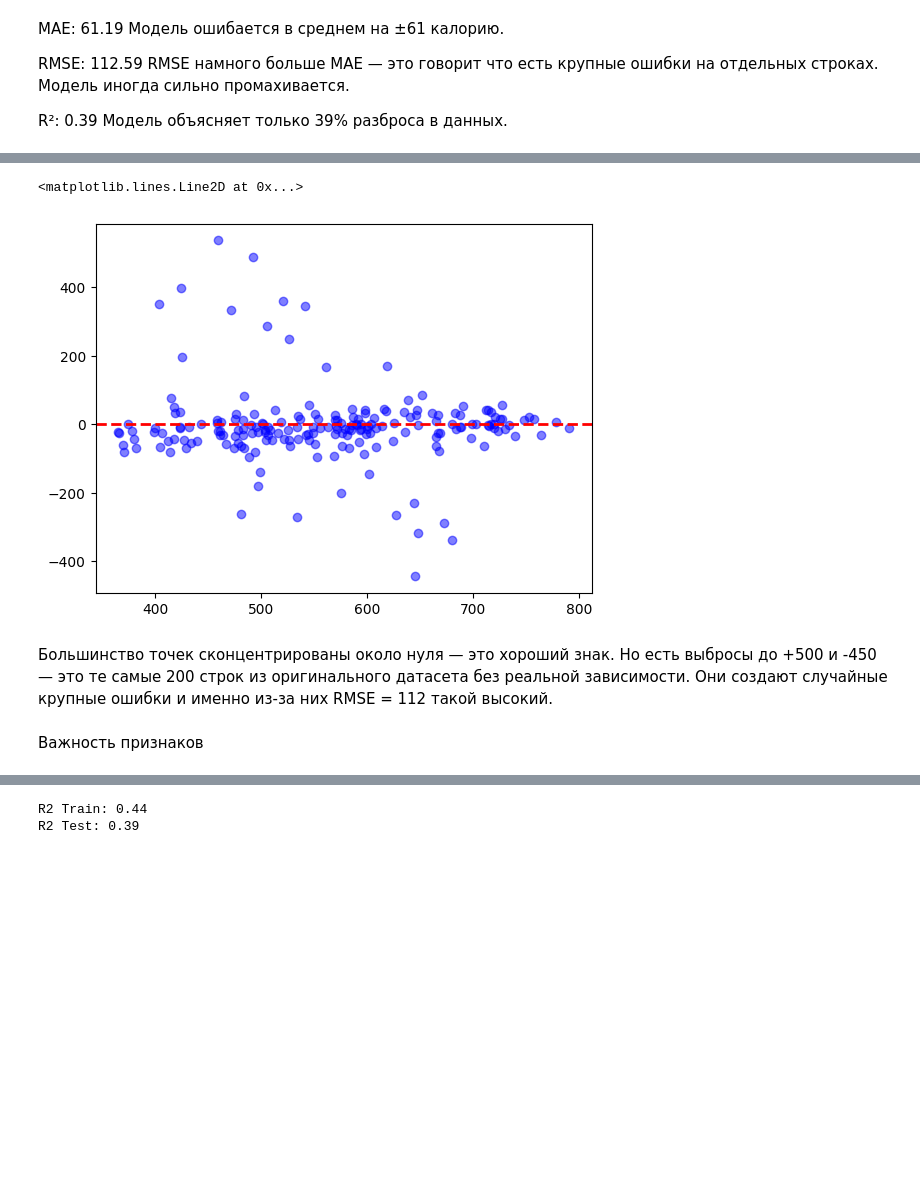
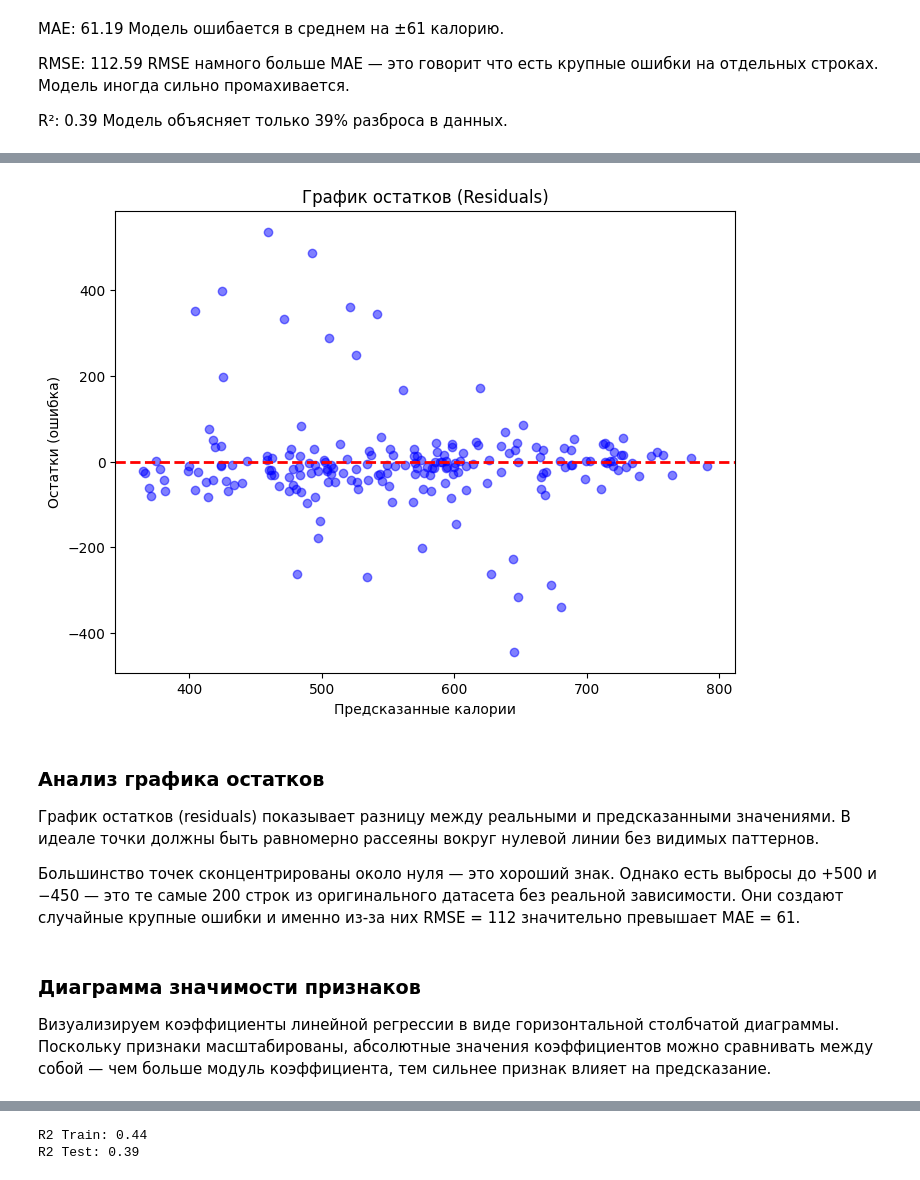
Before and after one commit to vzheltov/machine-learning, a Jupyter notebook: laba1/laba1.ipynb, the cells around one changed output, grey strips where cells are left out. Saved outputs shown, nothing was run; the diff lists cells and outputs as text; code cells hidden in the pictures; blank space fills up the shorter version.

```diff
--- a/laba1.ipynb
+++ b/laba1/laba1.ipynb
@@ -129,11 +177,14 @@ sns.heatmap(df_new.corr(numeric_only=True), annot=True, fmt='.2f', cmap='coolwar
 from sklearn.model_selection import train_test_split
 from sklearn.linear_model import LinearRegression
 from sklearn.metrics import mean_absolute_error, mean_squared_error, r2_score
-X=df_new.drop(columns=['Calories Burned'])
-y=df_new['Calories Burned']
-X_train, X_test, y_train, y_test = train_test_split(X, y, test_size=0.2, random_state=42)
-print(f'Train: {X_train.shape}')
-print(f'Test: {X_test.shape}')
+
+X = df_new.drop(columns=["Calories Burned"])
+y = df_new["Calories Burned"]
+X_train, X_test, y_train, y_test = train_test_split(
+    X, y, test_size=0.2, random_state=42
+)
+print(f"Train: {X_train.shape}")
+print(f"Test: {X_test.shape}")
 # %% [output]
 Train: (800, 9)
 Test: (200, 9)
@@ -207,13 +273,22 @@ plt.show()
 # %%
-residuals=y_test-y_pred
-plt.Figure(figsize=(8,6))
-plt.scatter(y_pred, residuals, alpha=0.5, color='blue')
-plt.axhline(y=0, color='r', linewidth=2, linestyle='--')
+residuals = y_test - y_pred
+plt.figure(figsize=(8, 6))
+plt.scatter(y_pred, residuals, alpha=0.5, color="blue")
+plt.axhline(y=0, color="r", linewidth=2, linestyle="--")
+plt.xlabel("Предсказанные калории")
+plt.ylabel("Остатки (ошибка)")
+plt.title("График остатков (Residuals)")
+plt.show()
 # %% [output]
-<matplotlib.lines.Line2D at 0x...>
-[figure, old version]
+[figure, new version]
 # %% [markdown]
-Большинство точек сконцентрированы около нуля — это хороший знак. Но есть выбросы до +500 и -450 — это те самые 200 строк из оригинального датасета без реальной зависимости. Они создают случайные крупные ошибки и именно из-за них RMSE = 112 такой высокий.
+### Анализ графика остатков
+
+График остатков (residuals) показывает разницу между реальными и предсказанными значениями. В идеале точки должны быть равномерно рассеяны вокруг нулевой линии без видимых паттернов.
+
+Большинство точек сконцентрированы около нуля — это хороший знак. Однако есть выбросы до +500 и −450 — это те самые 200 строк из оригинального датасета без реальной зависимости. Они создают случайные крупные ошибки и именно из-за них RMSE = 112 значительно превышает MAE = 61.
 # %% [markdown]
-Важность признаков
+### Диаграмма значимости признаков
+
+Визуализируем коэффициенты линейной регрессии в виде горизонтальной столбчатой диаграммы. Поскольку признаки масштабированы, абсолютные значения коэффициентов можно сравнивать между собой — чем больше модуль коэффициента, тем сильнее признак влияет на предсказание.
 # %%
```
Also changed, not shown: parts of 43 cells of this notebook, 6 other files.
